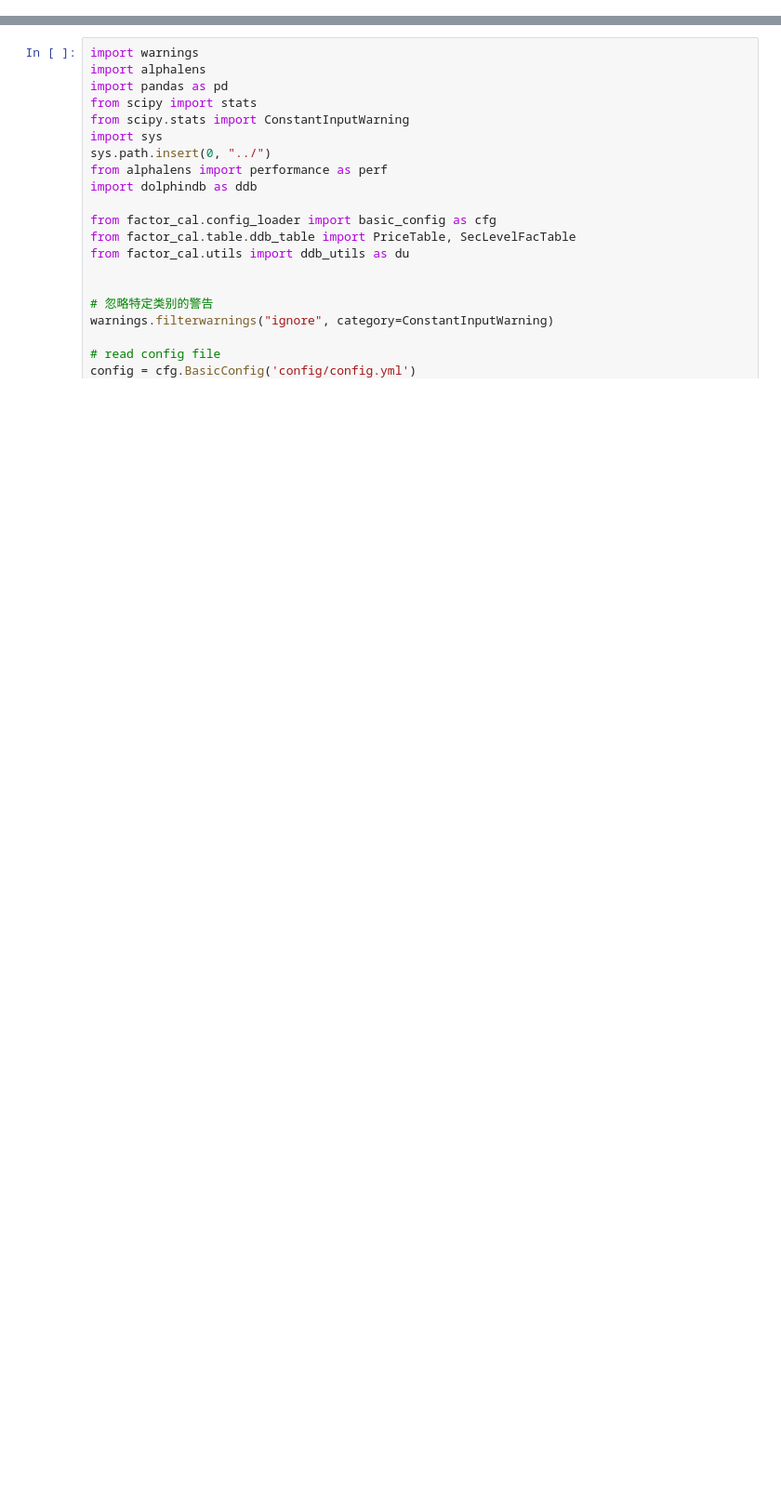
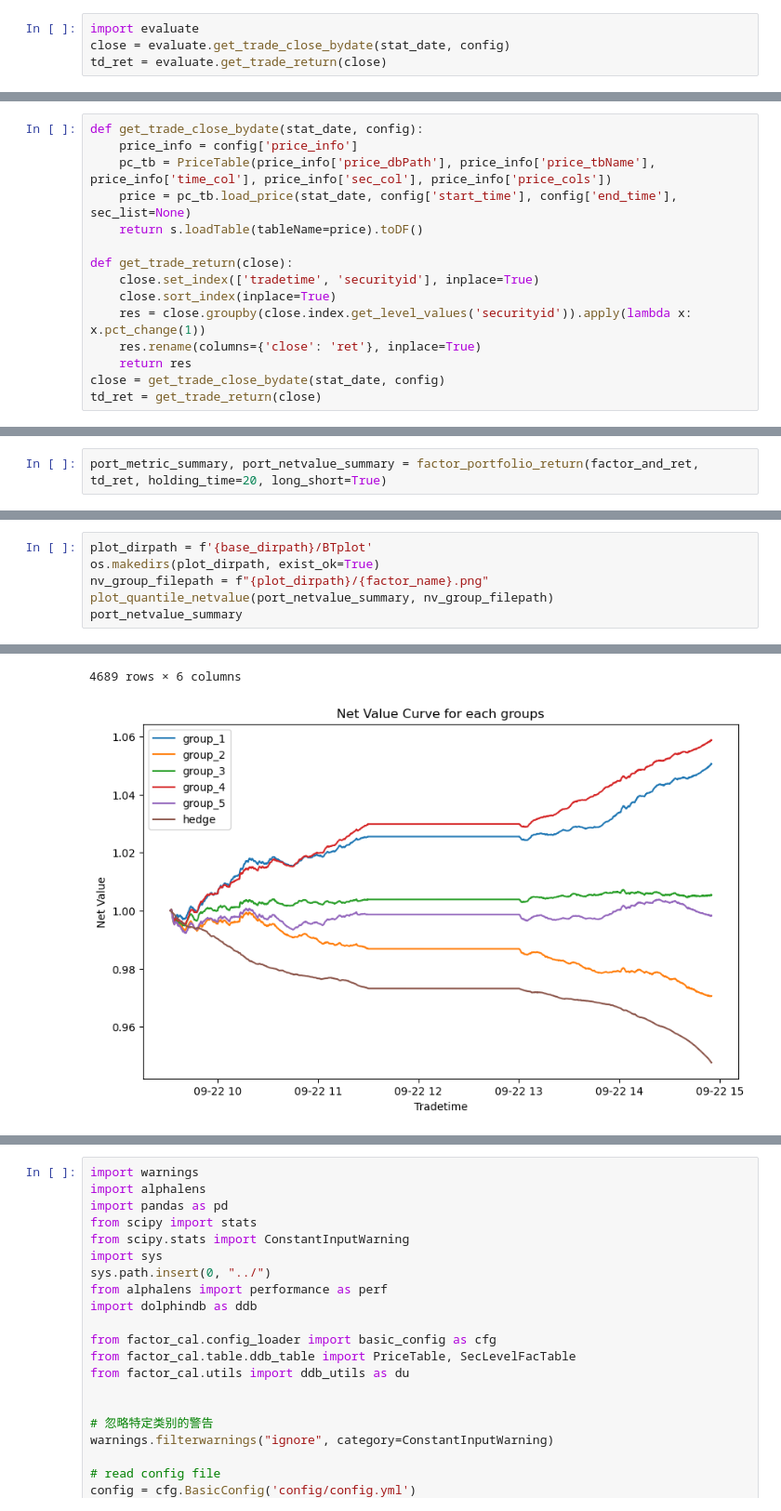
Before and after one commit to wzrwisdom/CalculateFactor_ByDDBAPI, a Jupyter notebook: example/evaluate.ipynb, the cells around one changed output, grey strips where cells are left out. Shown: that part at 93% size. Cells and saved outputs as stored; diff of their text form; blank space fills up the shorter version.

```diff
--- a/example/evaluate.ipynb
+++ b/example/evaluate.ipynb
@@ -0,0 +36,4 @@
+# %%
+import evaluate
+close = evaluate.get_trade_close_bydate(stat_date, config)
+td_ret = evaluate.get_trade_return(close)
@@ -0,0 +68,15 @@
+# %%
+def get_trade_close_bydate(stat_date, config):
+    price_info = config['price_info']
+    pc_tb = PriceTable(price_info['price_dbPath'], price_info['price_tbName'], price_info['time_col'], price_info['sec_col'], price_info['price_cols'])
+    price = pc_tb.load_price(stat_date, config['start_time'], config['end_time'], sec_list=None)
+    return s.loadTable(tableName=price).toDF()
+
+def get_trade_return(close):
+    close.set_index(['tradetime', 'securityid'], inplace=True)
+    close.sort_index(inplace=True)
+    res = close.groupby(close.index.get_level_values('securityid')).apply(lambda x: x.pct_change(1))
+    res.rename(columns={'close': 'ret'}, inplace=True)
+    return res
+close = get_trade_close_bydate(stat_date, config)
+td_ret = get_trade_return(close)
@@ -0,0 +548,2 @@
+# %%
+port_metric_summary, port_netvalue_summary = factor_portfolio_return(factor_and_ret, td_ret, holding_time=20, long_short=True)
@@ -0,0 +565,7 @@
+# %%
+plot_dirpath = f'{base_dirpath}/BTplot'
+os.makedirs(plot_dirpath, exist_ok=True)
+nv_group_filepath = f"{plot_dirpath}/{factor_name}.png"
+plot_quantile_netvalue(port_netvalue_summary, nv_group_filepath)
+port_netvalue_summary
+# %% [output]
@@ -0,0 +585,2 @@
+4689 rows × 6 columns
+[figure, added]
```
Also changed, not shown: parts of 71 cells of this notebook, 16 other files.
